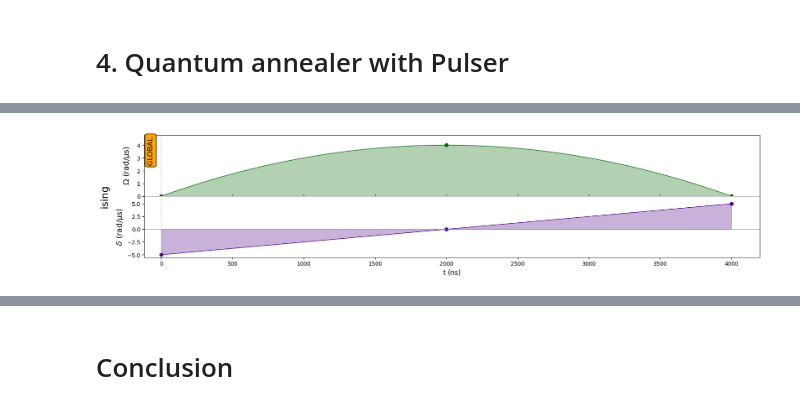
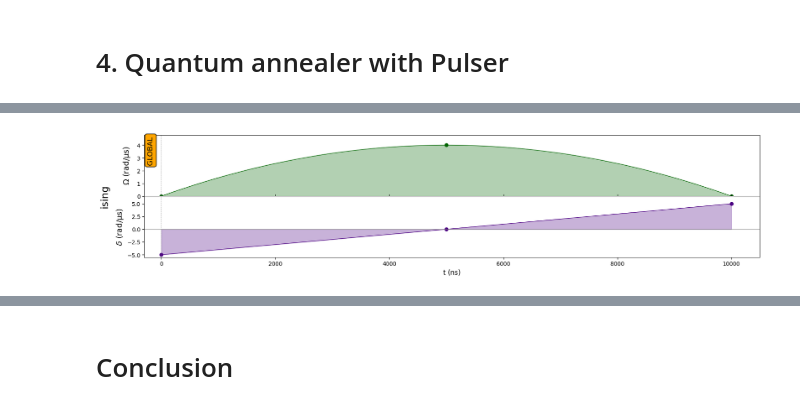
Before and after one commit to darkmatter2000/Maxcut_qaoa_and_annealing, a Jupyter notebook: quantum_maxcut.ipynb, the cells around one changed output, grey strips where cells are left out. Drawn from its saved outputs; the diff is of its cells as text; code cells hidden in the pictures.

```diff
--- a/quantum_maxcut.ipynb
+++ b/quantum_maxcut.ipynb
@@ -67,3 +195,0 @@ def get_max_cut(G):
-# %%
-for i in range (4):
-    print(get_max_cut(G_set[i]))
@@ -512,15 +636,3 @@ import pulser
 from pulser import DigitalAnalogDevice, Register, Pulse, Sequence
 from pulser_simulation import QutipEmulator
 from pulser.waveforms import InterpolatedWaveform
-# %%
-#Example Atom Arrange to the graph n = 7
-i = 2
-scale = DigitalAnalogDevice.rydberg_blockade_radius(1.0)/1.8
-coords_scaled = [(i*scale,j*scale) for (i,j) in coordinate_list[i]]
-qubits = dict(enumerate(coords_scaled))
-reg = Register(qubits)
-reg.draw(
-    blockade_radius=DigitalAnalogDevice.rydberg_blockade_radius(1.0),
-    draw_graph=True,
-    draw_half_radius=True,
-)
@@ -528,0 +639,23 @@ reg.draw(
+# %%
+scale = DigitalAnalogDevice.rydberg_blockade_radius(1.0) / 1.5
+n = len(coordinate_list)  # Nombre de configurations d'atomes
+
+# Créer une liste pour stocker chaque figure
+figures = []
+Register_list = []
+
+# Boucle pour créer un Register et stocker chaque figure dessinée dans la liste 'figures'
+for i in range(n):
+    coords_scaled = [(x * scale, y * scale) for (x, y) in coordinate_list[i]]
+    qubits = dict(enumerate(coords_scaled))
+    reg = Register(qubits)
+    Register_list.append(reg)
+    # Créer une figure temporaire
+    #fig = plt.figure()
+    reg.draw(
+        blockade_radius=DigitalAnalogDevice.rydberg_blockade_radius(1.0),
+        draw_graph=True,
+        draw_half_radius=True,
+    )
+
+    #figures.append(fig)  # Stocker la figure
@@ -531,20 +669,20 @@ reg.draw(
 Omega = 4
 delta_0 = -5  # just has to be negative
 delta_f = -delta_0  # just has to be positive
-T = 4000  # time in ns, we choose a time long enough to ensure the propagation of information in the system
+T = 10000  # time in ns, we choose a time long enough to ensure the propagation of information in the system
 # %%
 #Create Pulse sequence, using default setting found
 adiabatic_pulse = Pulse(
     InterpolatedWaveform(T, [1e-9, Omega, 1e-9]),
     InterpolatedWaveform(T, [delta_0, 0, delta_f]),
     0,
 )
-seq = Sequence(reg, DigitalAnalogDevice)
+seq = Sequence(Register_list[3], DigitalAnalogDevice)
 seq.declare_channel("ising", "rydberg_global")
 seq.add(adiabatic_pulse, "ising")
 seq.draw()
 # %% [output]
-[figure, old version]
+[figure, new version]
 # %%
 simul = QutipEmulator.from_sequence(seq)
 results = simul.run()
```
Also changed, not shown: parts of 30 cells of this notebook.
